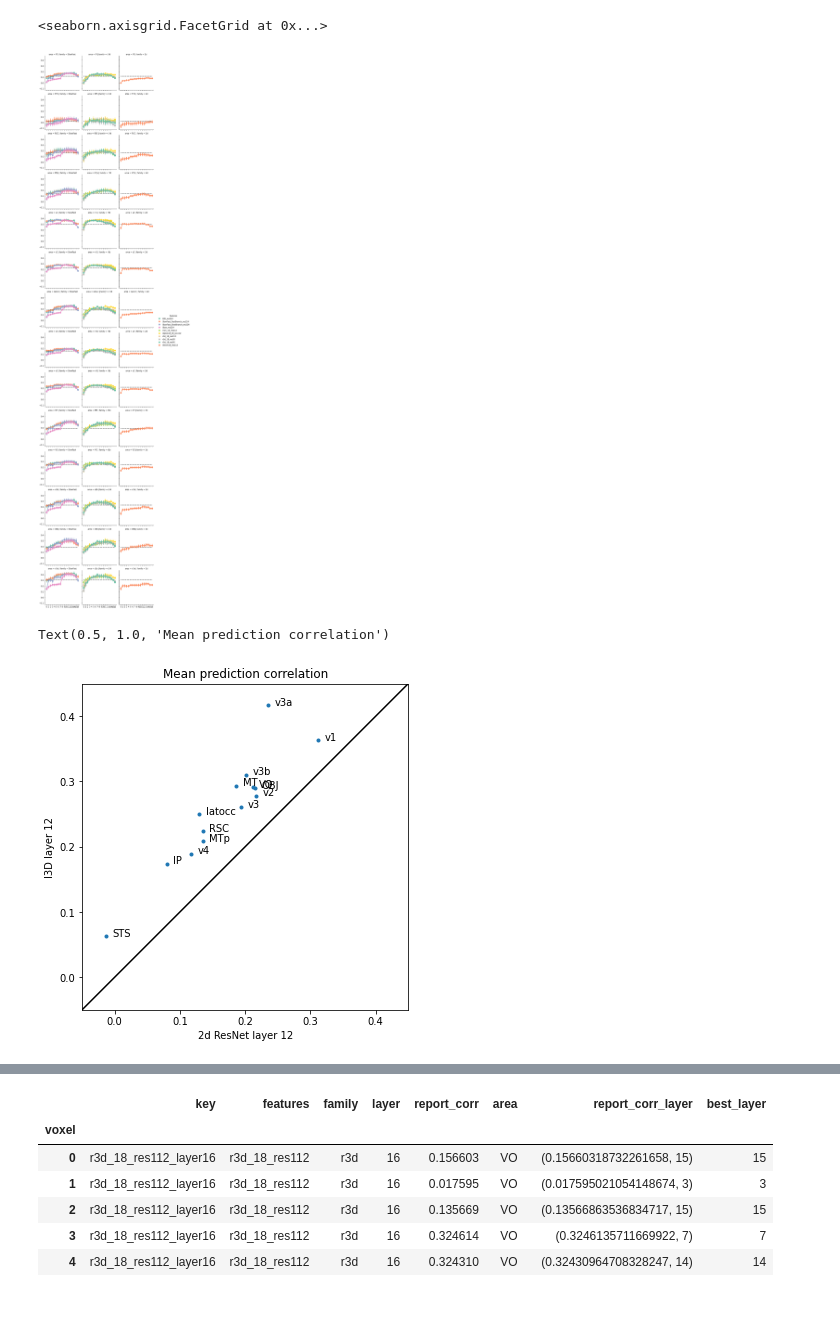
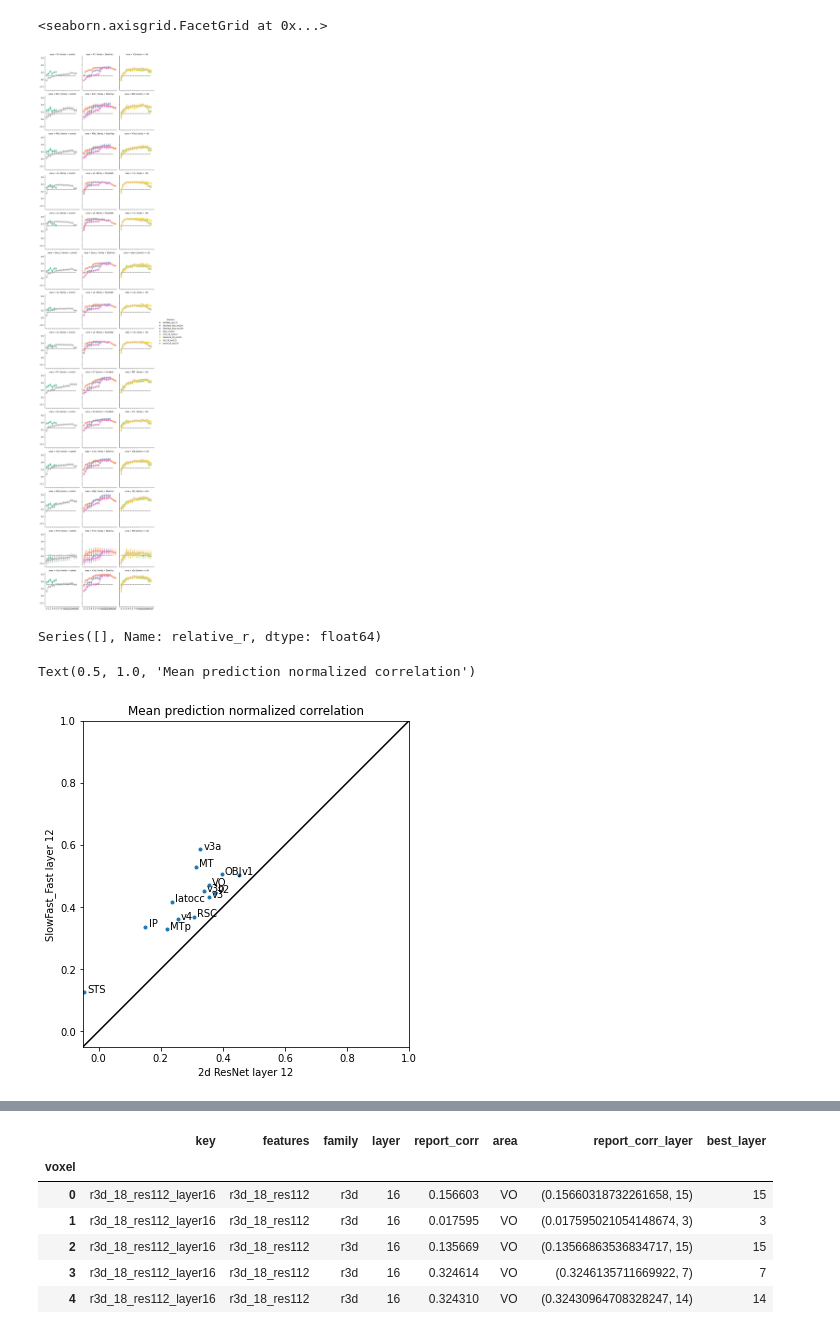
Before and after one commit to patrickmineault/your-head-is-there-to-move-you-around, a Jupyter notebook: notebooks/Compare results.ipynb, the cells around one changed output, grey strips where cells are left out. Cells and saved outputs as stored; diff of their text form; code cells hidden in the pictures; blank space fills up the shorter version.

```diff
--- a/notebooks/Compare results.ipynb
+++ b/notebooks/Compare results.ipynb
@@ -75,6 +90,8 @@ data = fmri_models.get_dataset(
           'data_root': '../data',
           'subject': 's1',
           'subset': False}), 'report')
+max_r2 = data.max_r2[data.mask]
+max_r = np.sqrt(np.fmax(max_r2, 0))
 
 roi_str = np.zeros(data.mask.shape, dtype=np.object)
 for key, val in data.rois.items():
@@ -83,15 +100,16 @@ rois = roi_str[data.mask]
 
 families = {'I3D': 'SlowFast',
             'MotionNet': 'shallow',
-            'SlowFast_FastBranch': 'SlowFast',
-            'SlowFast_SlowBranch': 'SlowFast',
+            'SlowFast_Fast': 'SlowFast',
+            'SlowFast_Slow': 'SlowFast',
             'Slow': 'SlowFast',
             'Slow': 'SlowFast',
             'gaborpyramid3d': 'shallow',
             'r3d_18': 'r3d',
             'mc3_18': 'r3d',
             'r2plus1d_18': 'r3d',
-            'resnet18': '2d'}
+            'resnet18': 'control',
+            'ShiftNet': 'control'}
 
 results = []
 for k, v in archives.items():
@@ -103,6 +121,7 @@ for k, v in archives.items():
                         'family': fam,
                         'layer': v['config']['layer'],
                         'report_corr': el,
+                        'max_r': max_r[i],
                         'area': rois[i][:-2]})
 
 df = pd.DataFrame(results)
@@ -110,17 +160,20 @@ df = df.sort_values('key')
 # %%
-m = df.query('family == "shallow"').report_corr.mean()
+df['relative_r'] = df.report_corr / df.max_r
+m = df.query('family == "shallow" and max_r >= 0.2').relative_r.mean()
+
 def annotate(data, **kws):
     ax = plt.gca()
     # Plot the shallow baseline
     ax.plot([0, 16], [m, m], 'k--')
 
+
 g = sns.catplot(x='layer',
-             y='report_corr',
+             y='relative_r',
              hue='features',
              col='family',
              kind='point',
              palette="Set2",
-             data=df.query('family != "shallow"'),
+             data=df.query('family != "shallow" and max_r >= 0.2'),
              height=3,
              legend_outside=False)
 g.map_dataframe(annotate)
@@ -153,37 +189,41 @@ def annotate(data, **kws):
     ax.plot([0, 16], [baseline, baseline], 'k--')
 
 g = sns.catplot(x='layer',
-             y='report_corr',
+             y='relative_r',
              hue='features',
              col='family',
              row='area',
              kind='point',
              palette="Set2",
-             data=df.query('family != "shallow"'),
+             data=df.query('family != "shallow" and max_r >= 0.2'),
              height=3,
              legend_outside=False)
 g.map_dataframe(annotate)
 # %% [output]
 <seaborn.axisgrid.FacetGrid at 0x...>
-[figure, old version]
+[figure, new version]
+# %%
+df_2d.relative_r
+# %% [output]
+Series([], Name: relative_r, dtype: float64)
 # %%
-df_3d = df.query('features == "I3D_res224" and layer == 12').groupby('area').mean()
-df_2d = df.query('features == "resnet18_res112" and layer == 12').groupby('area').mean()
+df_3d = df.query('features == "SlowFast_Fast_res224" and layer == 12 and max_r > .2').groupby('area').mean()
+df_2d = df.query('features == "resnet18_res224" and layer == 12 and max_r > .2').groupby('area').mean()
 
 plt.figure(figsize=(6, 6))
-plt.plot(df_2d.report_corr, df_3d.report_corr, '.')
+plt.plot(df_2d.relative_r, df_3d.relative_r, '.')
 for i in range(len(df_2d)):
-    plt.text(df_2d.report_corr[i]+.01, df_3d.report_corr[i], df_2d.reset_index().area[i])
+    plt.text(df_2d.relative_r[i]+.01, df_3d.relative_r[i], df_2d.reset_index().area[i])
 
 plt.plot([-1, 1], [-1, 1], 'k-')
 plt.axis('square')
-plt.xlim([-.05, .45])
-plt.ylim([-.05, .45])
+plt.xlim([-.05, 1.0])
+plt.ylim([-.05, 1.0])
 
 plt.xlabel('2d ResNet layer 12')
-plt.ylabel('I3D layer 12')
-plt.title('Mean prediction correlation')
+plt.ylabel('SlowFast_Fast layer 12')
+plt.title('Mean prediction normalized correlation')
 # %% [output]
-Text(0.5, 1.0, 'Mean prediction correlation')
+Text(0.5, 1.0, 'Mean prediction normalized correlation')
-[figure, old version]
+[figure, new version]
 # %%
```
Also changed, not shown: parts of 9 cells of this notebook, 1 other file.
